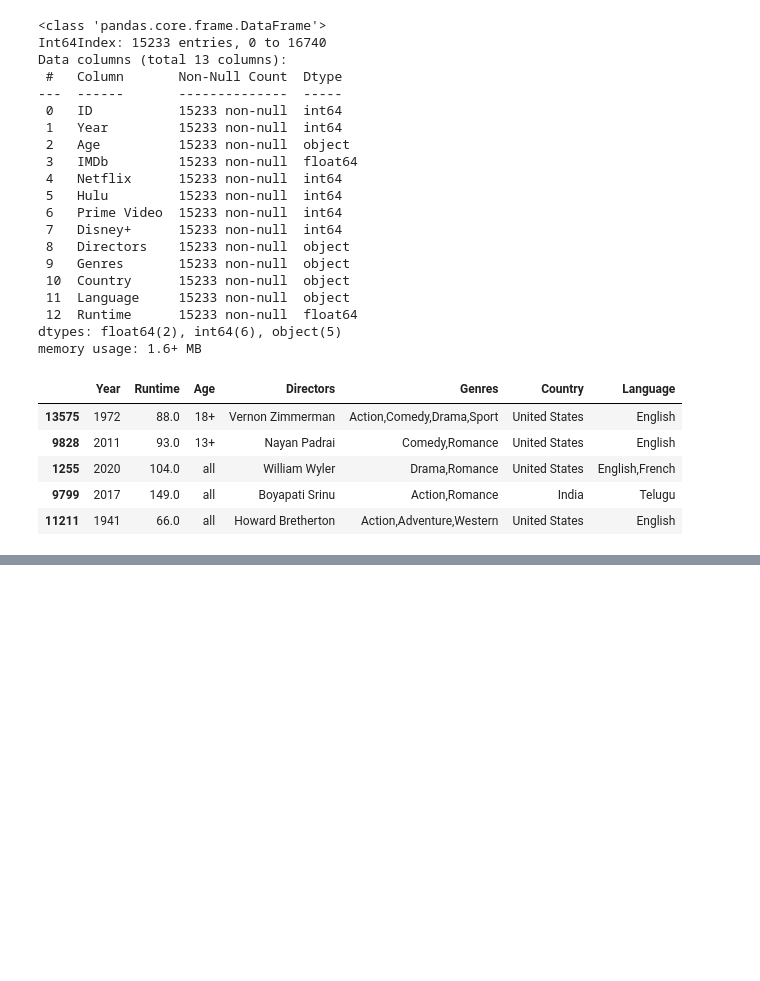
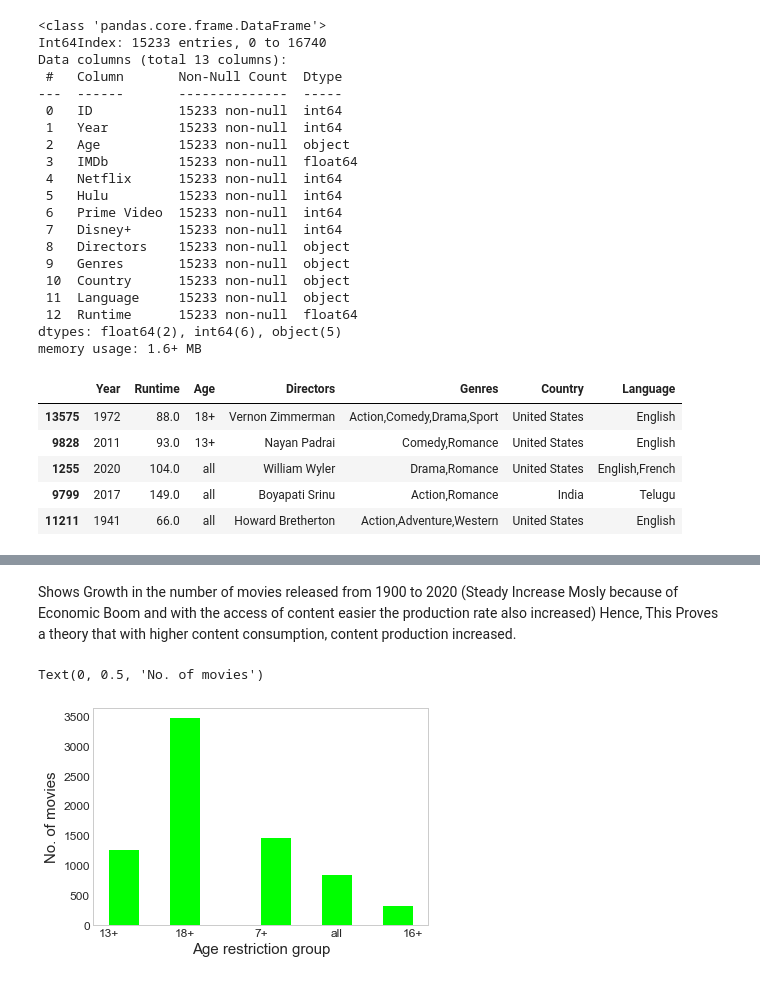
Before and after one commit to Eshanatnight/Movie-Data-Analysis, a Jupyter notebook: movie.ipynb, the cells around one changed output, grey strips where cells are left out. Saved outputs shown, nothing was run; the diff lists cells and outputs as text; code cells hidden in the pictures; blank space fills up the shorter version.

```diff
--- a/movie.ipynb
+++ b/movie.ipynb
@@ -294,0 +588,9 @@ X_train.head()
+# %% [markdown]
+Shows Growth in the number of movies released from 1900 to 2020 (Steady Increase Mosly because of Economic Boom and with the access of content easier the production rate also increased) Hence, This Proves a theory that with higher content consumption, content production increased.
+# %%
+df['Age'].hist(grid=False, xlabelsize=12, ylabelsize=12, color = "lime")
+plt.xlabel("Age restriction group", fontsize=15)
+plt.ylabel("No. of movies",fontsize=15)
+# %% [output]
+Text(0, 0.5, 'No. of movies')
+[figure, added]
```
Also changed, not shown: parts of 35 cells of this notebook.
